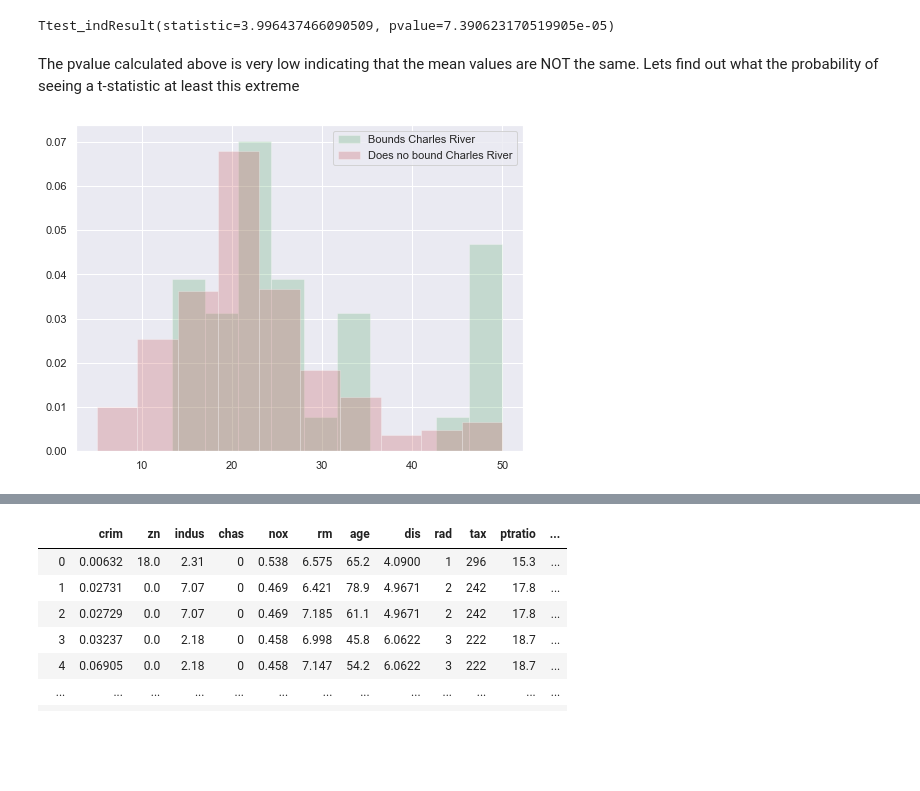
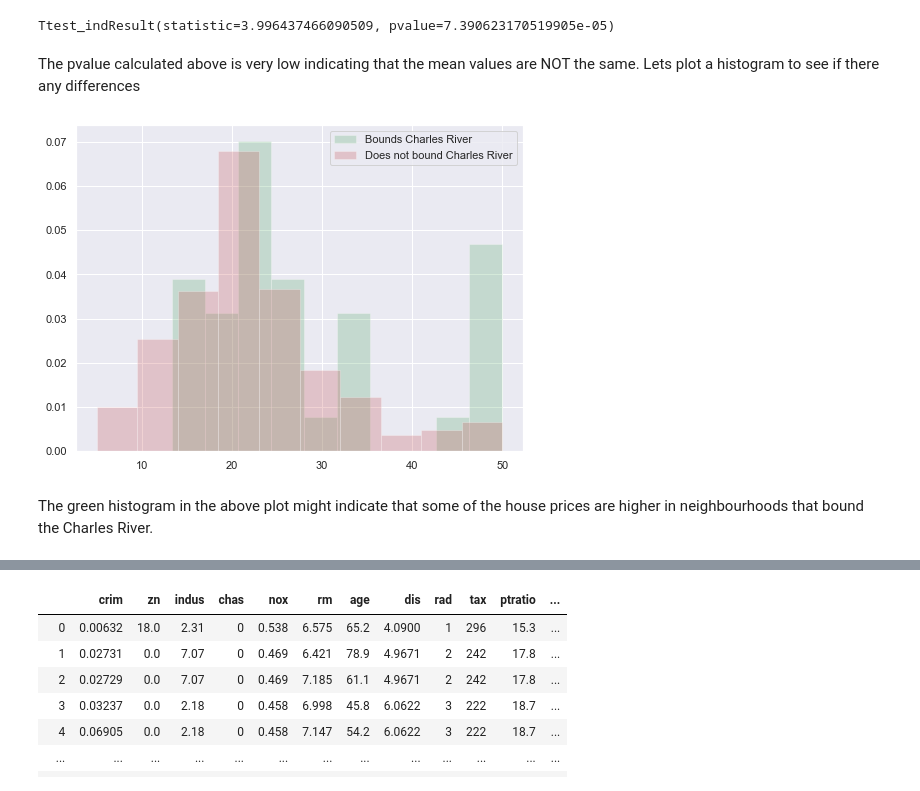
Before and after one commit to davidobrien1/MLSProject, a Jupyter notebook: mlsproject.ipynb, the cells around one changed output, grey strips where cells are left out. Saved outputs shown, nothing was run; the diff lists cells and outputs as text; code cells hidden in the pictures; blank space fills up the shorter version.

Commit message:
Added to inferential statistics section and updated formatting

```diff
--- a/mlsproject.ipynb
+++ b/mlsproject.ipynb
@@ -211,14 +214,16 @@ ss.ttest_ind(df[df['chas'] == 1]['medv'], df[df['chas'] == 0]['medv'])
 # %% [output]
 Ttest_indResult(statistic=3.996437466090509, pvalue=7.390623170519905e-05)
 # %% [markdown]
-The pvalue calculated above is very low indicating that the mean values are NOT the same.  Lets find out what the probability of seeing a t-statistic at least this extreme
+The pvalue calculated above is very low indicating that the mean values are NOT the same.  Lets plot a histogram to see if there any differences
 # %%
 # plot histogram of the medv variable against the chas variable
 plt.hist(df[df['chas'] == 1]['medv'], density=True, color='g', alpha = 0.25, label="Bounds Charles River")
-plt.hist(df[df['chas'] == 0]['medv'], density=True, color='r', alpha = 0.25, label="Does no bound Charles River")
+plt.hist(df[df['chas'] == 0]['medv'], density=True, color='r', alpha = 0.25, label="Does not bound Charles River")
 
 # display legend
 plt.legend()
 plt.show()
 # %% [output]
-[figure, old version]
+[figure, new version]
+# %% [markdown]
+The green histogram in the above plot might indicate that some of the house prices are higher in neighbourhoods that bound the Charles River.
```
Also changed, not shown: parts of 37 cells of this notebook.
